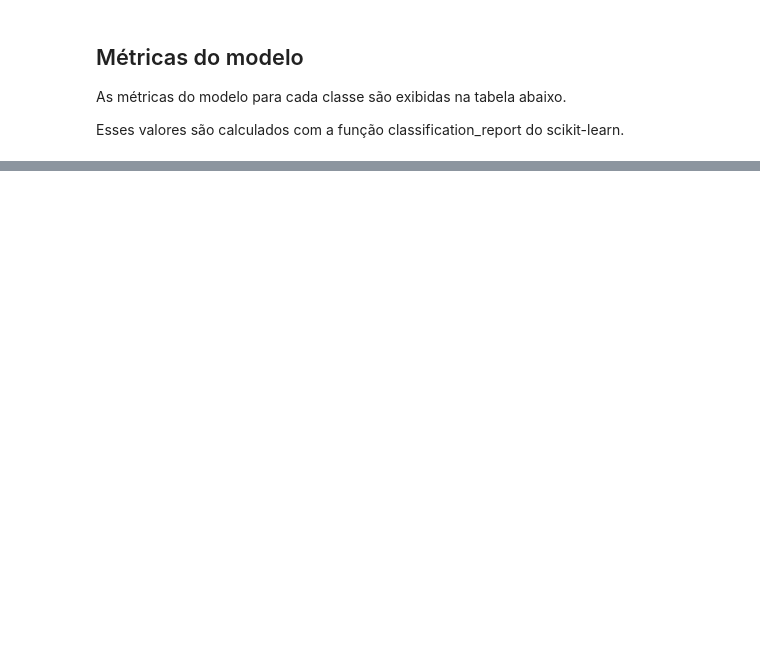
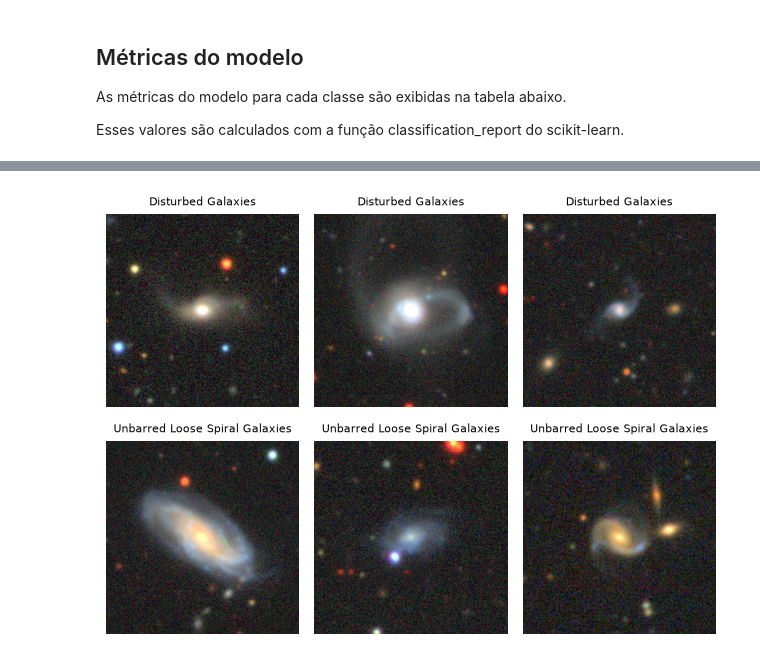
Before and after one commit to argologabriel/galaxy10-ml-classification, a Jupyter notebook: Galaxy10_DenseNet.ipynb, the cells around one changed output, grey strips where cells are left out. Drawn from its saved outputs; the diff is of its cells as text; code cells hidden in the pictures; blank space fills up the shorter version.

Commit message:
Adicionado comparação entre galáxias das classes 0 e 7

```diff
--- a/Galaxy10_DenseNet.ipynb
+++ b/Galaxy10_DenseNet.ipynb
@@ -471,0 +473,21 @@ weighted avg       0.90      0.90      0.90      3548
+# %%
+fig, ax = plt.subplots(2, 3)
+
+galaxy_0_idx = val_labels == 0
+galaxy_7_idx = val_labels == 7
+
+galaxy_0_samples = val_images[galaxy_0_idx][:3]
+galaxy_7_samples = val_images[galaxy_7_idx][:3]
+
+for i in range(3):
+  ax[0, i].imshow(galaxy_0_samples[i])
+  ax[0, i].set_title(GALAXY10_CLASSES[0], fontsize=8)
+  ax[0, i].axis('off')
+  ax[1, i].imshow(galaxy_7_samples[i])
+  ax[1, i].set_title(GALAXY10_CLASSES[7], fontsize=8)
+  ax[1, i].axis('off')
+
+plt.tight_layout()
+plt.show()
+# %% [output]
+[figure, added]
```
Also changed, not shown: parts of 8 cells of this notebook, 3 other files.
